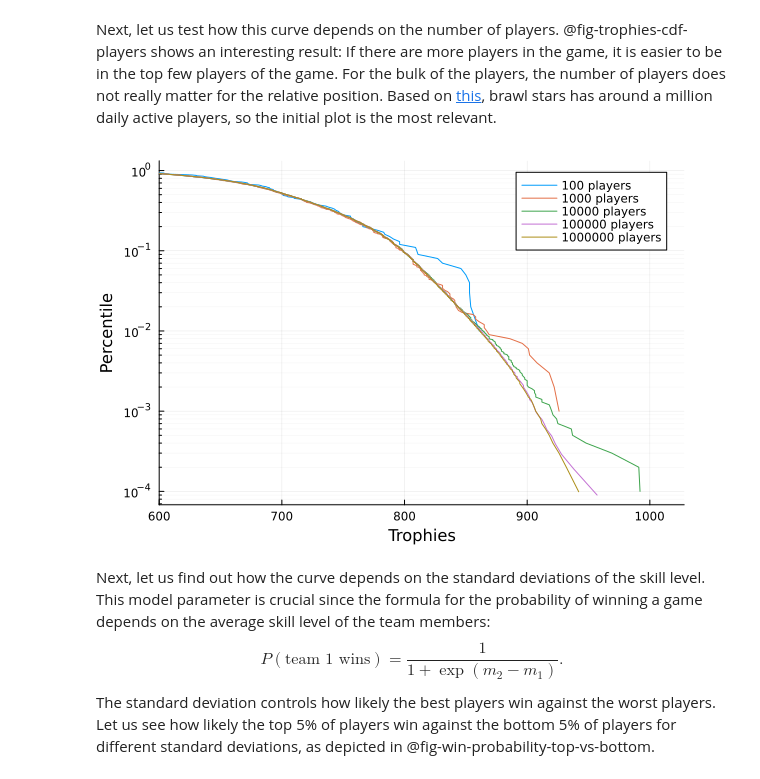
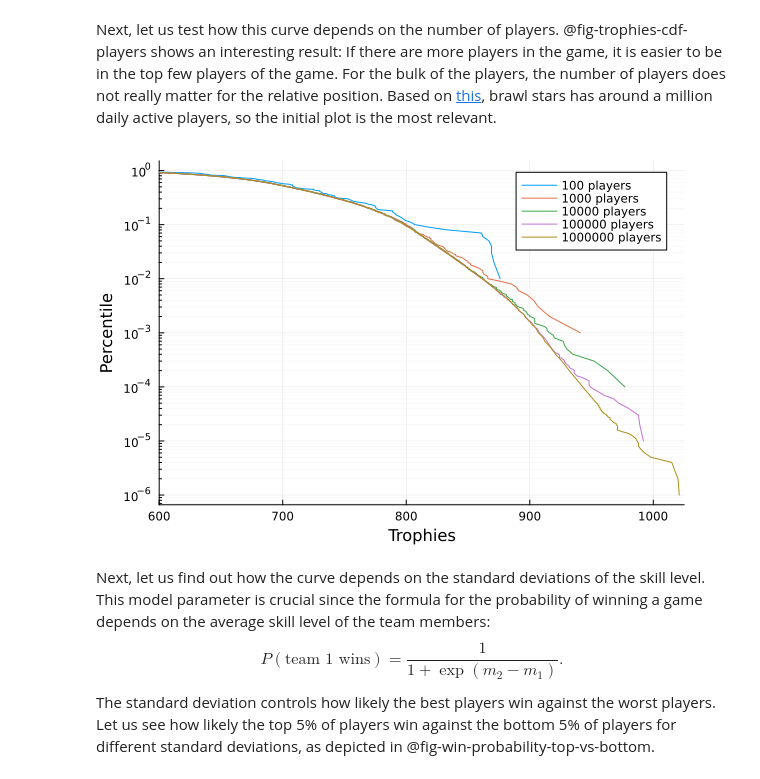
Before and after one commit to peteole/blog, a Jupyter notebook: trophy_simulation/index.ipynb, the cells around one changed output. Saved outputs shown, nothing was run; the diff lists cells and outputs as text; code cells hidden in the pictures.

Commit message:
Fix plot

```diff
--- a/trophy_simulation/index.ipynb
+++ b/trophy_simulation/index.ipynb
@@ -222,27 +222,27 @@ Next, let us test how this curve depends on the number of players. @fig-trophies
 # %%
 #| echo: true
 #| fig-format: png
 #| label: fig-trophies-cdf-players
 #| fig-cap: Fraction of players with at least a certain number of trophies for different numbers of players and a skill standard deviation of 3 after 1000 rounds
 p=plot(xlabel="Trophies", ylabel="Percentile", yscale=:log10, yminorgrid=true)
 num_rounds=1000
 for num_players in [100,1000, 10000, 100000, 1000000]
     players = [Player() for i in 1:num_players]
     for round in 1:num_rounds
         step!(players)
     end
     trophies=[p.trophies for p in players]
     trophies=sort(trophies)
     percent_better=1.0 .- (1:num_players) ./num_players
     num_points_to_plot=10000
     step=ceil(Int,num_players/num_points_to_plot)
     # plot all but the last 50 in steps of step and the last 50 players
     to_plot=vcat(1:step:(num_players-50),(num_players-50):(num_players-1))
-    plot!(p,trophies[1:step:end-1], percent_better[1:step:end-1], label="$num_players players", xlims=(600,maximum(trophies)))
+    plot!(p,trophies[to_plot], percent_better[to_plot], label="$num_players players", xlims=(600,maximum(trophies)))
 end
 display(p)
 # %% [output]
-[figure, old version]
+[figure, new version]
 # %% [markdown]
 Next, let us find out how the curve depends on the standard deviations of the skill level. This model parameter is crucial since the formula for the probability of winning a game depends on the average skill level of the team members:
 $$
```
Also changed, not shown: 5 other files.
